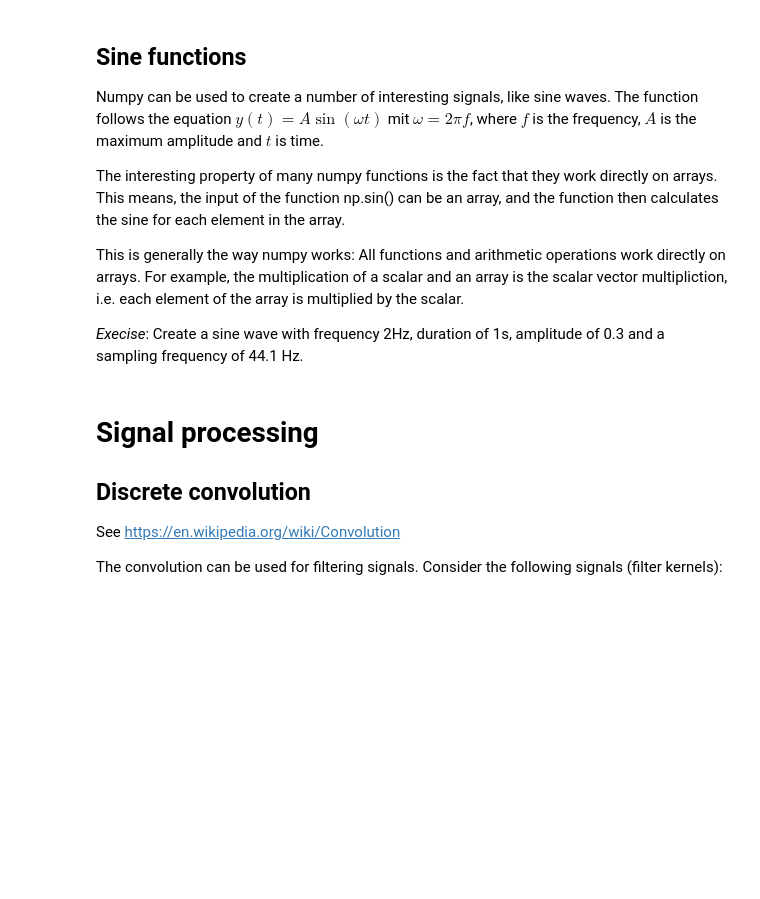
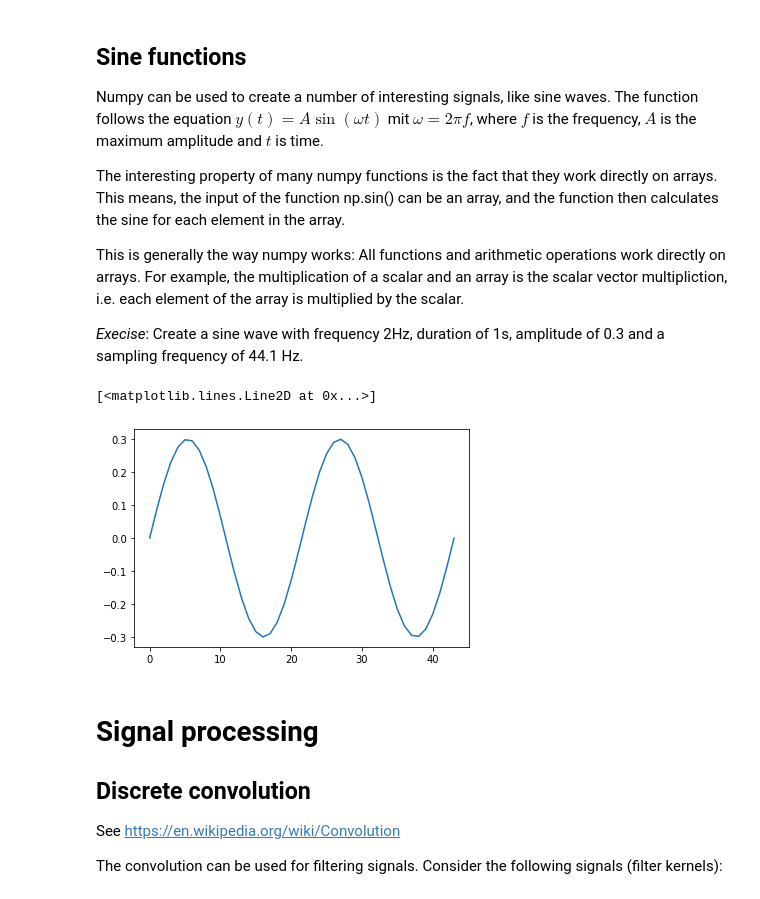
Before and after one commit to stefanluedtke/WS19AI2Exercises, a Jupyter notebook: 01-signal-processing.ipynb, the cells around one changed output. Saved outputs shown, nothing was run; the diff lists cells and outputs as text; code cells hidden in the pictures; blank space fills up the shorter version.

```diff
--- a/01-signal-processing.ipynb
+++ b/01-signal-processing.ipynb
@@ -31,6 +25,22 @@ The interesting property of many numpy functions is the fact that they work dire
 This is generally the way numpy works: All functions and arithmetic operations work directly on arrays. For example, the multiplication of a scalar and an array is the scalar vector multipliction, i.e. each element of the array is multiplied by the scalar.
 
 *Execise*: Create a sine wave with frequency 2Hz, duration of 1s, amplitude of 0.3 and a sampling frequency of 44.1 Hz.
+# %%
+dur = 1  # duration in seconds
+amp = 0.3  # maximum amplitude
+freq = 2  # frequency of the sine tone in Hertz
+fs = 44.1  # sampling frequency in Hertz
+
+t = np.linspace(0,1,44)
+
+y = amp * np.sin(2 * np.pi * freq * t)
+
+
+import matplotlib.pyplot as plt
+plt.plot(y)
+# %% [output]
+[<matplotlib.lines.Line2D at 0x...>]
+[figure, added]
 # %% [markdown]
 # Signal processing
 ## Discrete convolution
```
Also changed, not shown: parts of 6 cells of this notebook.
